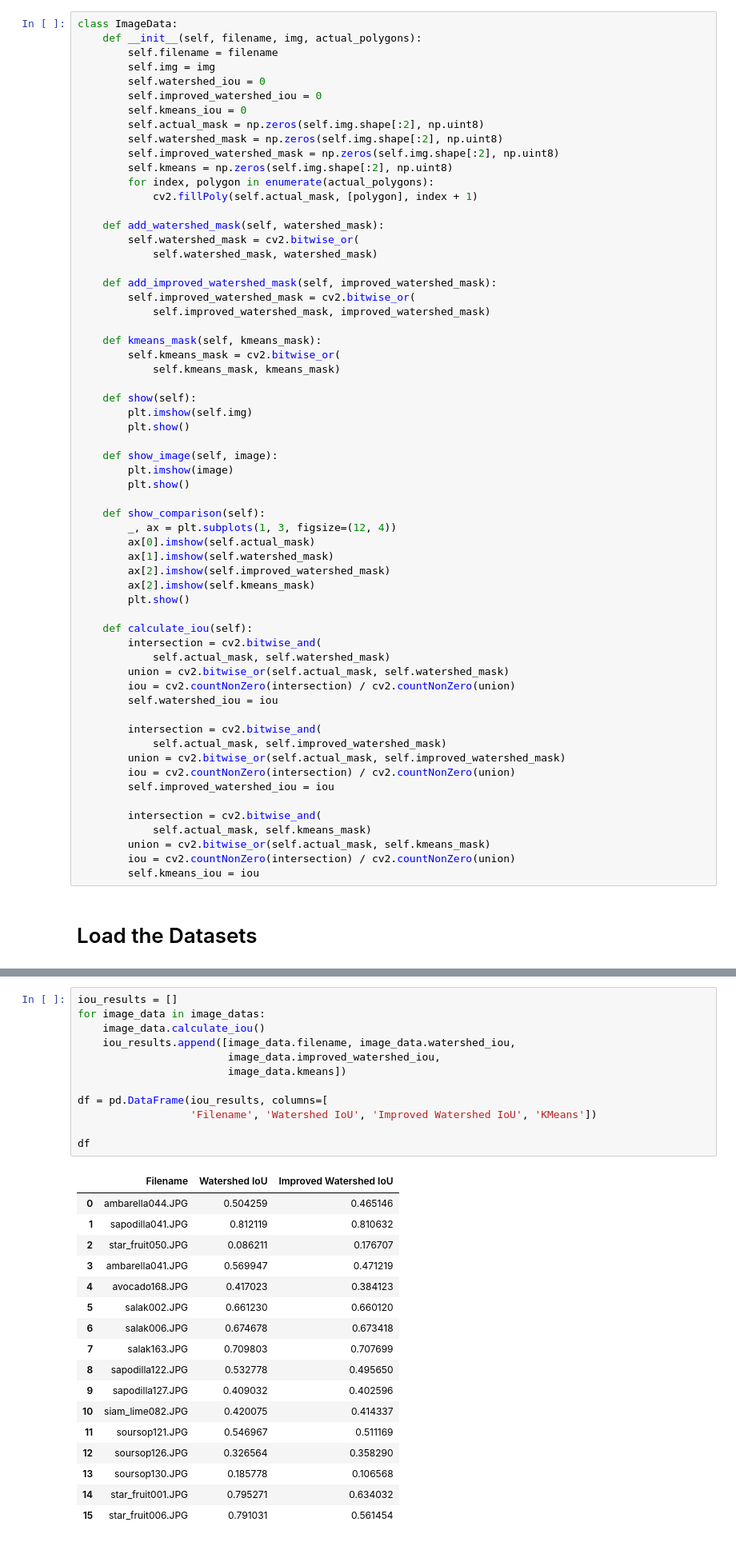
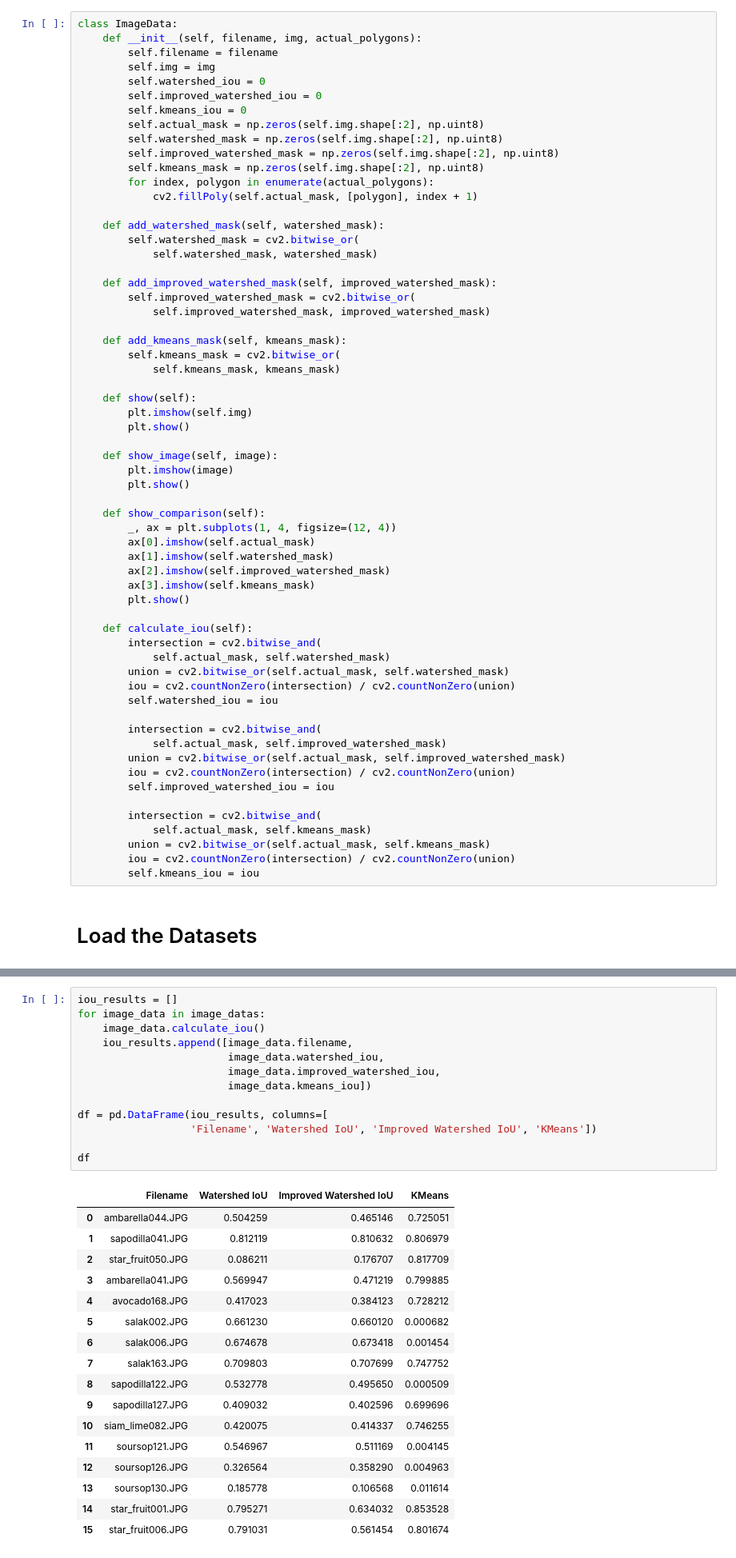
Before and after one commit to bahybintang/image-segmentation, a Jupyter notebook: main.ipynb, the cells around one changed output, grey strips where cells are left out. Shown at 80% size. Cells and saved outputs as stored; diff of their text form.

Commit message:
Update kmeans show comparison result

```diff
--- a/main.ipynb
+++ b/main.ipynb
@@ -17,7 +17,7 @@ class ImageData:
         self.actual_mask = np.zeros(self.img.shape[:2], np.uint8)
         self.watershed_mask = np.zeros(self.img.shape[:2], np.uint8)
         self.improved_watershed_mask = np.zeros(self.img.shape[:2], np.uint8)
-        self.kmeans = np.zeros(self.img.shape[:2], np.uint8)
+        self.kmeans_mask = np.zeros(self.img.shape[:2], np.uint8)
         for index, polygon in enumerate(actual_polygons):
             cv2.fillPoly(self.actual_mask, [polygon], index + 1)
 
@@ -29,7 +29,7 @@ class ImageData:
         self.improved_watershed_mask = cv2.bitwise_or(
             self.improved_watershed_mask, improved_watershed_mask)
 
-    def kmeans_mask(self, kmeans_mask):
+    def add_kmeans_mask(self, kmeans_mask):
         self.kmeans_mask = cv2.bitwise_or(
             self.kmeans_mask, kmeans_mask)
 
@@ -42,11 +42,11 @@ class ImageData:
         plt.show()
 
     def show_comparison(self):
-        _, ax = plt.subplots(1, 3, figsize=(12, 4))
+        _, ax = plt.subplots(1, 4, figsize=(12, 4))
         ax[0].imshow(self.actual_mask)
         ax[1].imshow(self.watershed_mask)
         ax[2].imshow(self.improved_watershed_mask)
-        ax[2].imshow(self.kmeans_mask)
+        ax[3].imshow(self.kmeans_mask)
         plt.show()
 
     def calculate_iou(self):
@@ -323,30 +326,31 @@ TypeError: Image data of dtype object cannot be converted to float
 # %%
 iou_results = []
 for image_data in image_datas:
     image_data.calculate_iou()
-    iou_results.append([image_data.filename, image_data.watershed_iou,
+    iou_results.append([image_data.filename,
+                        image_data.watershed_iou,
                         image_data.improved_watershed_iou,
-                        image_data.kmeans])
+                        image_data.kmeans_iou])
 
 df = pd.DataFrame(iou_results, columns=[
                   'Filename', 'Watershed IoU', 'Improved Watershed IoU', 'KMeans'])
 
 df
 # %% [output]
-|  | Filename | Watershed IoU | Improved Watershed IoU |
-| 0 | ambarella044.JPG | 0.504259 | 0.465146 |
-| 1 | sapodilla041.JPG | 0.812119 | 0.810632 |
-| 2 | star_fruit050.JPG | 0.086211 | 0.176707 |
-| 3 | ambarella041.JPG | 0.569947 | 0.471219 |
-| 4 | avocado168.JPG | 0.417023 | 0.384123 |
-| 5 | salak002.JPG | 0.661230 | 0.660120 |
-| 6 | salak006.JPG | 0.674678 | 0.673418 |
-| 7 | salak163.JPG | 0.709803 | 0.707699 |
-| 8 | sapodilla122.JPG | 0.532778 | 0.495650 |
-| 9 | sapodilla127.JPG | 0.409032 | 0.402596 |
-| 10 | siam_lime082.JPG | 0.420075 | 0.414337 |
-| 11 | soursop121.JPG | 0.546967 | 0.511169 |
-| 12 | soursop126.JPG | 0.326564 | 0.358290 |
-| 13 | soursop130.JPG | 0.185778 | 0.106568 |
-| 14 | star_fruit001.JPG | 0.795271 | 0.634032 |
-| 15 | star_fruit006.JPG | 0.791031 | 0.561454 |
+|  | Filename | Watershed IoU | Improved Watershed IoU | KMeans |
+| 0 | ambarella044.JPG | 0.504259 | 0.465146 | 0.725051 |
+| 1 | sapodilla041.JPG | 0.812119 | 0.810632 | 0.806979 |
+| 2 | star_fruit050.JPG | 0.086211 | 0.176707 | 0.817709 |
+| 3 | ambarella041.JPG | 0.569947 | 0.471219 | 0.799885 |
+| 4 | avocado168.JPG | 0.417023 | 0.384123 | 0.728212 |
+| 5 | salak002.JPG | 0.661230 | 0.660120 | 0.000682 |
+| 6 | salak006.JPG | 0.674678 | 0.673418 | 0.001454 |
+| 7 | salak163.JPG | 0.709803 | 0.707699 | 0.747752 |
+| 8 | sapodilla122.JPG | 0.532778 | 0.495650 | 0.000509 |
+| 9 | sapodilla127.JPG | 0.409032 | 0.402596 | 0.699696 |
+| 10 | siam_lime082.JPG | 0.420075 | 0.414337 | 0.746255 |
+| 11 | soursop121.JPG | 0.546967 | 0.511169 | 0.004145 |
+| 12 | soursop126.JPG | 0.326564 | 0.358290 | 0.004963 |
+| 13 | soursop130.JPG | 0.185778 | 0.106568 | 0.011614 |
+| 14 | star_fruit001.JPG | 0.795271 | 0.634032 | 0.853528 |
+| 15 | star_fruit006.JPG | 0.791031 | 0.561454 | 0.801674 |
```
Also changed, not shown: parts of 2 cells of this notebook.
